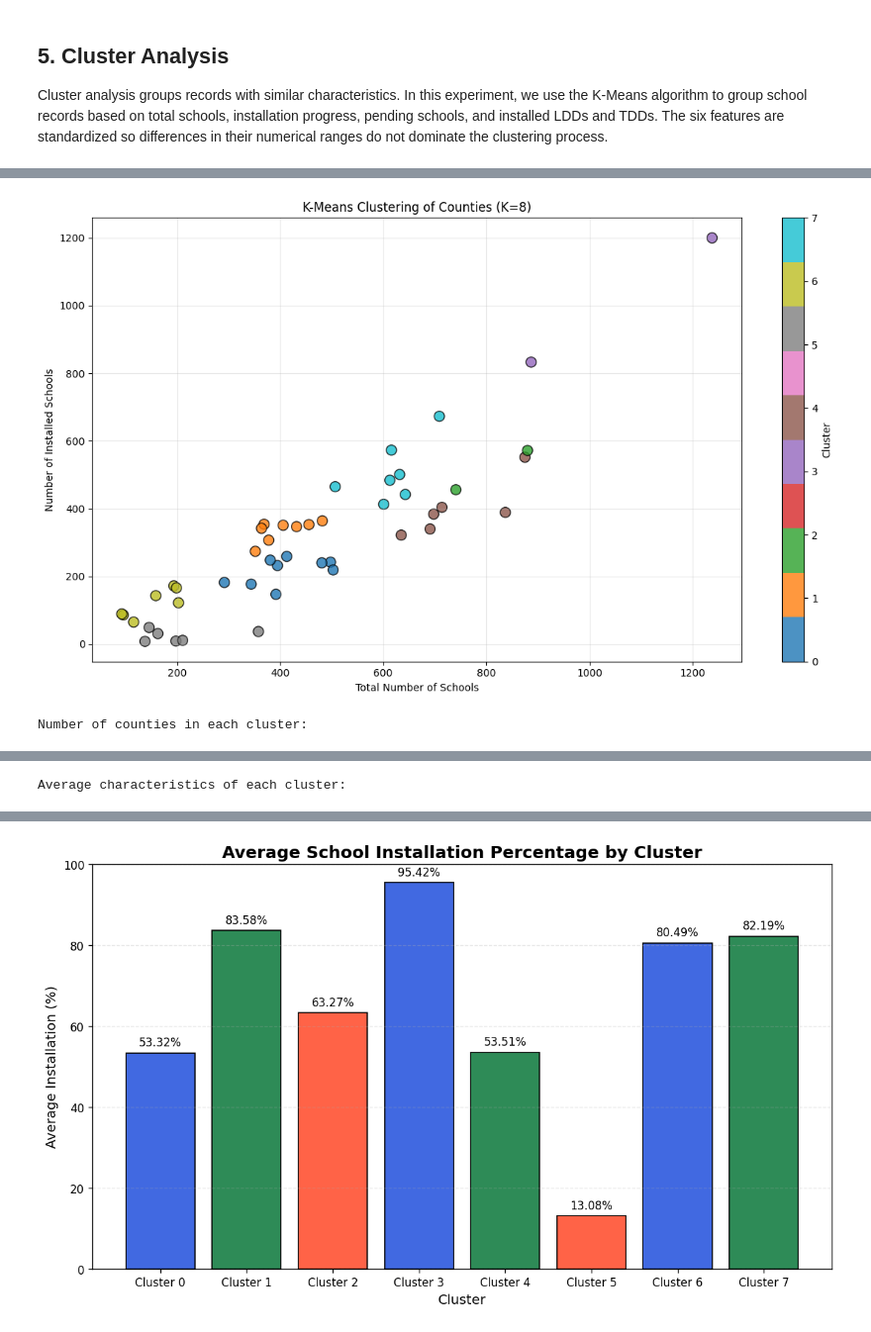
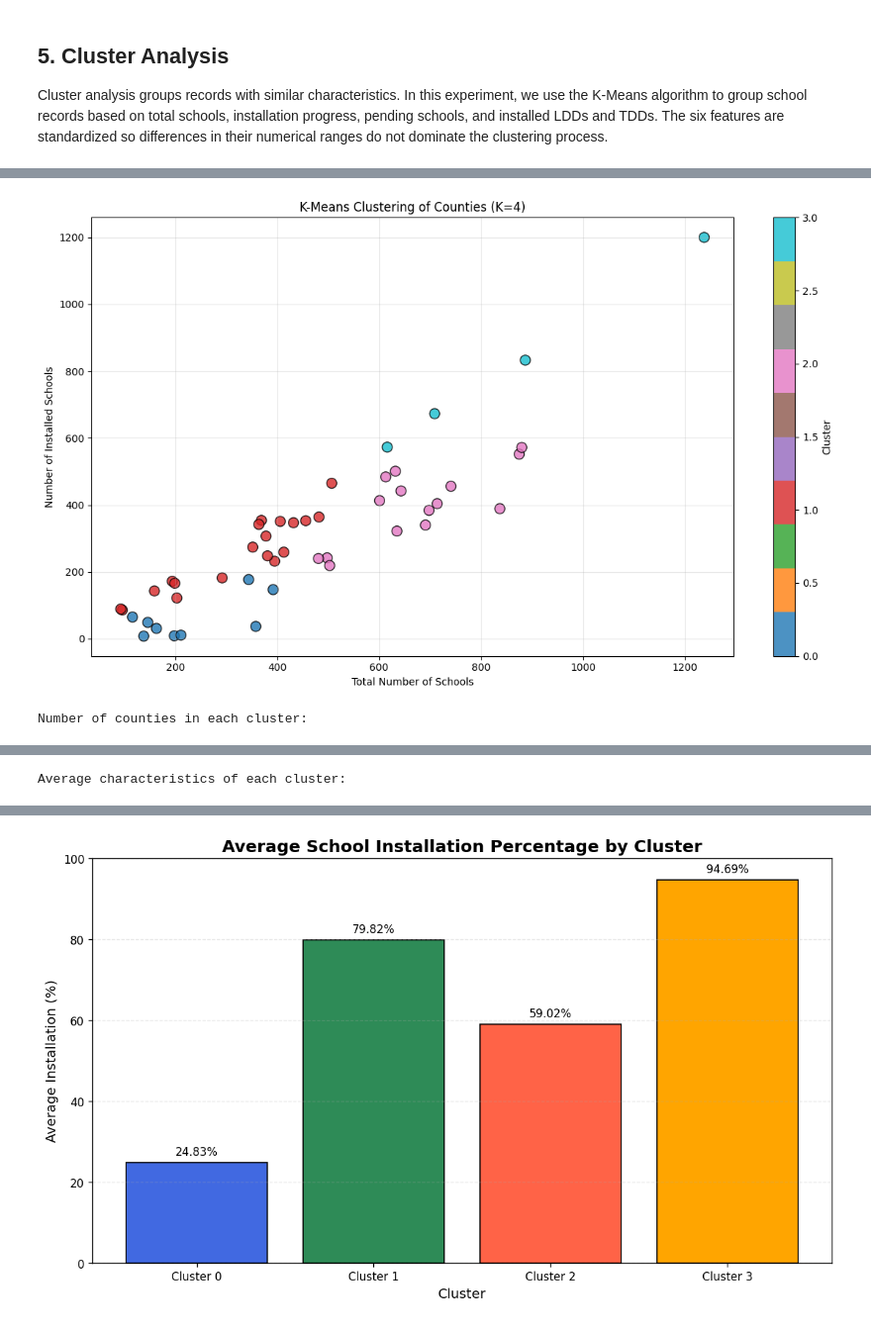
Before and after one commit to YvonneMukabera/Lab-2-Country-Schools, a Jupyter notebook: lab-2-country-schools.ipynb, the cells around one changed output, grey strips where cells are left out. Shown at 99% size. Cells and saved outputs as stored; diff of their text form; code cells hidden in the pictures.

Commit message:
Kaggle Notebook | Lab 2: Country Schools | Version 8

```diff
--- a/lab-2-country-schools.ipynb
+++ b/lab-2-country-schools.ipynb
@@ -473,8 +532,6 @@ A bar chart will compare the average installation percentage across the three cl
 # %%
 
-
 # CLUSTERING ANALYSIS USING K-MEANS
-
 
 import pandas as pd
 import matplotlib.pyplot as plt
@@ -482,12 +539,12 @@ import matplotlib.pyplot as plt
 from sklearn.cluster import KMeans
 from sklearn.preprocessing import StandardScaler
 
-# 1. Prepare the county data
+# Prepare the county data
 # Exclude the aggregate TOTAL row
-countyMask = schoolsData["SNO"].astype(str).str.upper() != "TOTAL"
+countyMask = schoolsData["SNO"].astype(str).str.strip().str.upper() != "TOTAL"
 countyData = schoolsData.loc[countyMask].copy()
 
-# 2. Select numerical features for clustering
+# Select numerical features for clustering
 featureColumns = [
     "TOTALSCHOOLS",
     "TotalSchoolsInstalled",
@@ -497,19 +554,35 @@ featureColumns = [
     "InstalledTDDs"
 ]
 
+# Convert percentage values to numerical values if necessary
+countyData["PercentageInstalled"] = pd.to_numeric(
+    countyData["PercentageInstalled"]
+    .astype(str)
+    .str.replace("%", "", regex=False),
+    errors="coerce"
+)
+
+# Ensure all selected features are numerical
+for column in featureColumns:
+    countyData[column] = pd.to_numeric(
+        countyData[column],
+        errors="coerce"
+    )
+
+# Remove rows with missing feature values
+countyData = countyData.dropna(subset=featureColumns).copy()
+
+# Standardize the selected features
 X = countyData[featureColumns]
 
-# 3. Standardize the features
 scaler = StandardScaler()
 X_scaled = scaler.fit_transform(X)
 
 
-
-# 4. ELBOW METHOD
-
+# ELBOW METHOD
 
 inertiaValues = []
-kValues = range(2, 11)
+kValues = range(1, 11)
 
 for k in kValues:
     kmeans = KMeans(
@@ -531,7 +604,7 @@ plt.plot(
     linestyle="--"
 )
 
-plt.title("Elbow Method for Optimal K")
+plt.title("Elbow Method for Optimal Number of Clusters")
 plt.xlabel("Number of Clusters (K)")
 plt.ylabel("Inertia")
 plt.xticks(list(kValues))
@@ -540,12 +613,10 @@ plt.tight_layout()
 plt.show()
 
 
+# APPLY K-MEANS CLUSTERING
 
-# 5. APPLY K-MEANS CLUSTERING
-
-
-# Use K = 8 to match the reference scatter plot
-optimalK = 8
+# Select four clusters based on the Elbow Method
+optimalK = 4
 
 kmeans = KMeans(
     n_clusters=optimalK,
@@ -556,8 +627,7 @@ kmeans = KMeans(
 countyData["Cluster"] = kmeans.fit_predict(X_scaled)
 
 
-# 6. K-MEANS SCATTER PLOT
-
+# K-MEANS SCATTER PLOT
 
 plt.figure(figsize=(12, 7))
 
@@ -571,7 +641,7 @@ scatter = plt.scatter(
     edgecolors="black"
 )
 
-plt.title("K-Means Clustering of Counties (K=8)")
+plt.title("K-Means Clustering of Counties (K=4)")
 plt.xlabel("Total Number of Schools")
 plt.ylabel("Number of Installed Schools")
 
@@ -581,8 +651,7 @@ plt.tight_layout()
 plt.show()
 
 
-# 7. DISPLAY NUMBER OF COUNTIES IN EACH CLUSTER
-
+# DISPLAY NUMBER OF COUNTIES IN EACH CLUSTER
 
 clusterCounts = countyData["Cluster"].value_counts().sort_index()
 
@@ -590,16 +659,16 @@ print("Number of counties in each cluster:")
 display(clusterCounts.to_frame(name="Number of Counties"))
 
 
-
-# 8. DISPLAY CLUSTER PROFILES
-
+# DISPLAY CLUSTER PROFILES
 
 clusterProfiles = countyData.groupby("Cluster")[featureColumns].mean()
 
 print("Average characteristics of each cluster:")
 display(clusterProfiles.round(2))
 
-#on histogram
+
+# DISPLAY AVERAGE INSTALLATION PERCENTAGE BY CLUSTER
+
 clusterPercentages = clusterProfiles["PercentageInstalled"]
 
 plt.figure(figsize=(10, 6), dpi=120)
@@ -607,12 +676,15 @@ plt.figure(figsize=(10, 6), dpi=120)
 bars = plt.bar(
     [f"Cluster {cluster}" for cluster in clusterPercentages.index],
     clusterPercentages.values,
-    color=["royalblue", "seagreen", "tomato"],
+    color=["royalblue", "seagreen", "tomato", "orange"],
     edgecolor="black"
 )
 
-plt.title("Average School Installation Percentage by Cluster",
-          fontsize=15, fontweight="bold")
+plt.title(
+    "Average School Installation Percentage by Cluster",
+    fontsize=15,
+    fontweight="bold"
+)
 plt.xlabel("Cluster", fontsize=12)
 plt.ylabel("Average Installation (%)", fontsize=12)
 plt.ylim(0, 100)
@@ -625,4 +697,4 @@ plt.show()
-[figure, old version]
+[figure, new version]
 Number of counties in each cluster:
 |  | Number of Counties |
 | Cluster |  |
@@ -648 +712 @@ Average characteristics of each cluster:
-[figure, old version]
+[figure, new version]
```
Also changed, not shown: parts of 11 cells of this notebook.
